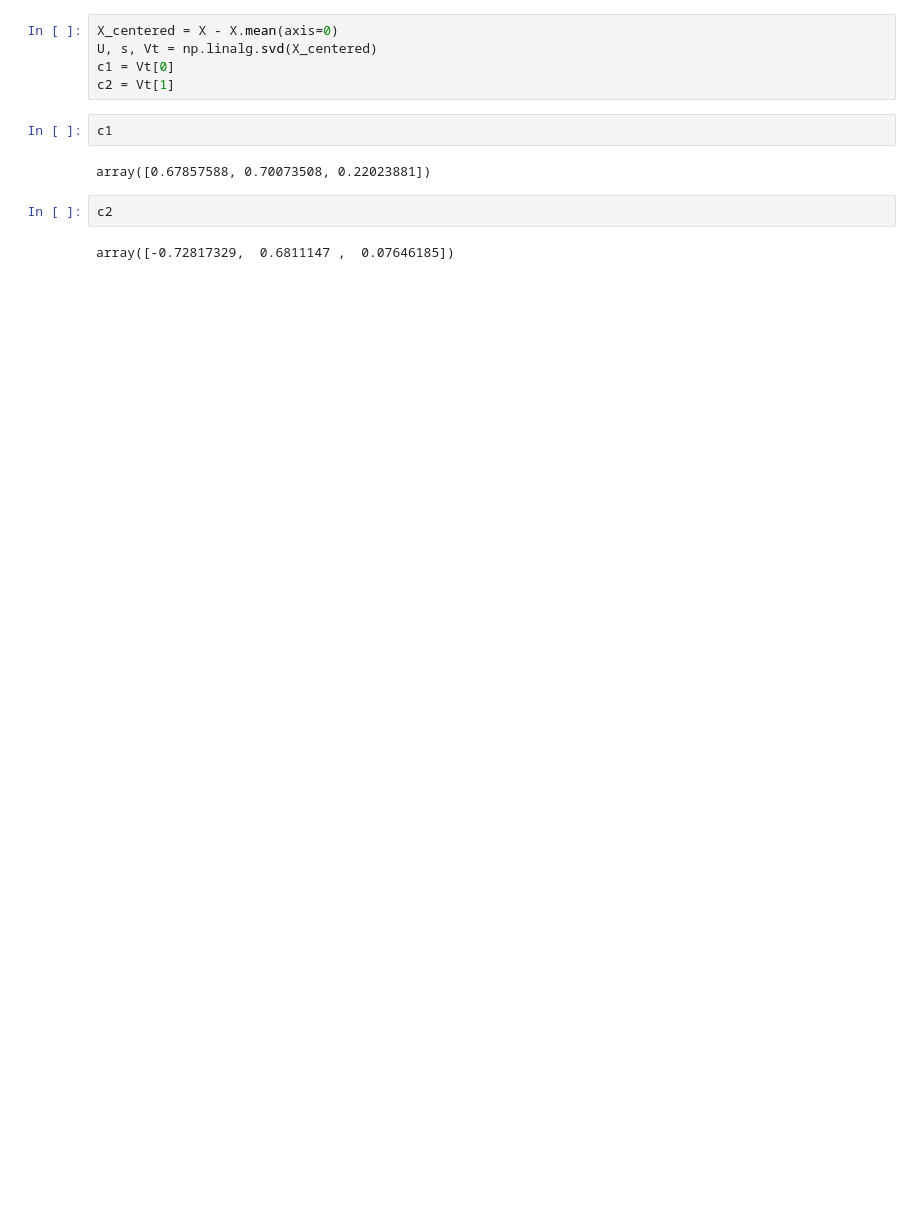
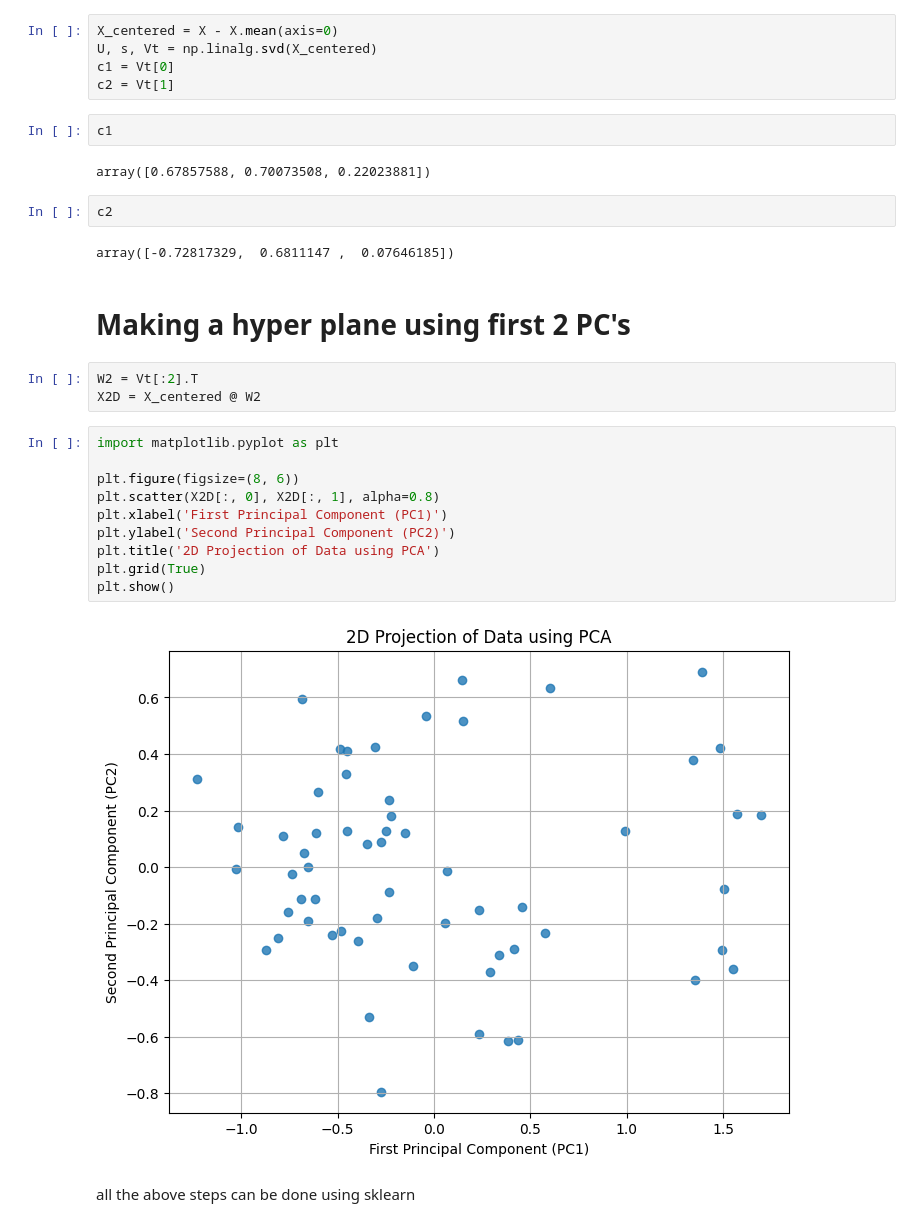
Before and after one commit to SHRESHTH121/HandsOnMachineLearning, a Jupyter notebook: PrincipalComponentUsingSVD.ipynb, the cells around one changed output. Drawn from its saved outputs; the diff is of its cells as text; blank space fills up the shorter version.

```diff
--- a/PrincipalComponentUsingSVD.ipynb
+++ b/PrincipalComponentUsingSVD.ipynb
@@ -25,3 +27,22 @@ array([0.67857588, 0.70073508, 0.22023881])
 c2
 # %% [output]
 array([-0.72817329,  0.6811147 ,  0.07646185])
+# %% [markdown]
+# **Making a hyper plane using first 2 PC's**
+# %%
+W2 = Vt[:2].T
+X2D = X_centered @ W2
+# %%
+import matplotlib.pyplot as plt
+
+plt.figure(figsize=(8, 6))
+plt.scatter(X2D[:, 0], X2D[:, 1], alpha=0.8)
+plt.xlabel('First Principal Component (PC1)')
+plt.ylabel('Second Principal Component (PC2)')
+plt.title('2D Projection of Data using PCA')
+plt.grid(True)
+plt.show()
+# %% [output]
+[figure, added]
+# %% [markdown]
+all the above steps can be done using sklearn
```
Also changed, not shown: parts of 10 cells of this notebook.
